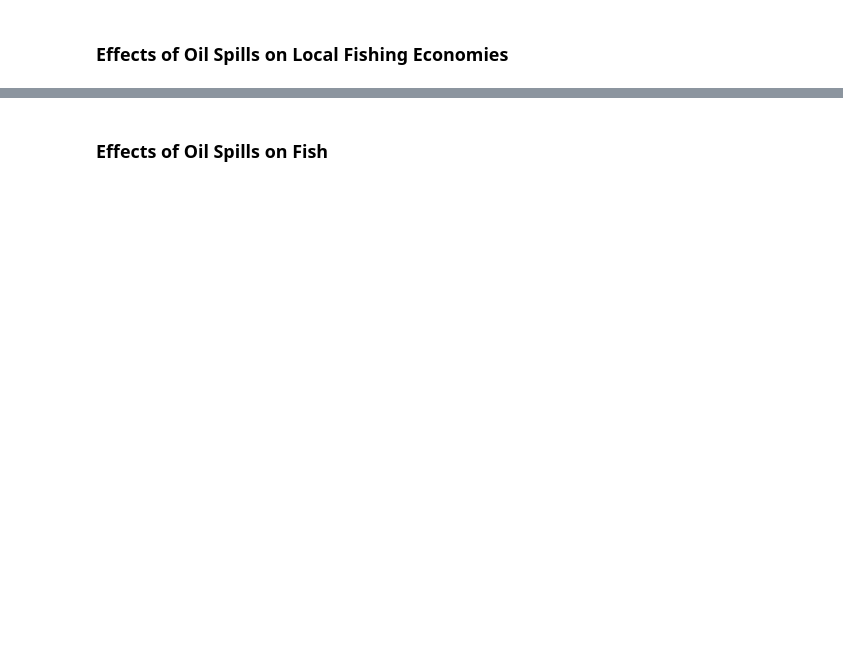
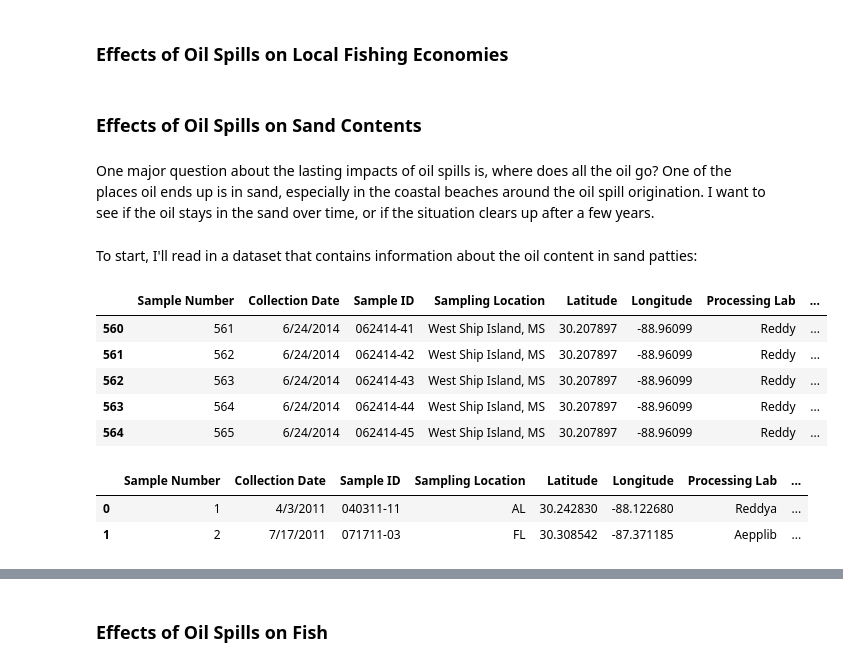
Before and after one commit to gbugieda/final-367-datascience, a Jupyter notebook: Final.ipynb, the cells around one changed output, grey strips where cells are left out. Saved outputs shown, nothing was run; the diff lists cells and outputs as text; code cells hidden in the pictures; blank space fills up the shorter version.

```diff
--- a/Final.ipynb
+++ b/Final.ipynb
@@ -169,2 +177,29 @@ Together, between the sites that contained oil or didn't, the total percent of b
 # %% [markdown]
 ### **Effects of Oil Spills on Local Fishing Economies**
+# %% [markdown]
+### **Effects of Oil Spills on Sand Contents**
+# %% [markdown]
+One major question about the lasting impacts of oil spills is, where does all the oil go?  One of the places oil ends up is in sand, especially in the coastal beaches around the oil spill origination.  I want to see if the oil stays in the sand over time, or if the situation clears up after a few years.
+# %% [markdown]
+To start, I'll read in a dataset that contains information about the oil content in sand patties:
+# %%
+oil_sand_df = pd.read_excel('data/oil-sand.xlsx',sheet_name="data")
+## need to drop last 4 rows due to non-data information attached by source
+oil_sand_df.drop(oil_sand_df.tail(4).index,inplace = True) ## dropping last 4 rows
+oil_sand_df.tail()
+# %% [output]
+|  | Sample Number | Collection Date | Sample ID | Sampling Location | Latitude | Longitude | Processing Lab | ... |
+| 560 | 561 | 6/24/2014 | 062414-41 | West Ship Island, MS | 30.207897 | -88.96099 | Reddy | ... |
+| 561 | 562 | 6/24/2014 | 062414-42 | West Ship Island, MS | 30.207897 | -88.96099 | Reddy | ... |
+| 562 | 563 | 6/24/2014 | 062414-43 | West Ship Island, MS | 30.207897 | -88.96099 | Reddy | ... |
+| 563 | 564 | 6/24/2014 | 062414-44 | West Ship Island, MS | 30.207897 | -88.96099 | Reddy | ... |
+| 564 | 565 | 6/24/2014 | 062414-45 | West Ship Island, MS | 30.207897 | -88.96099 | Reddy | ... |
+# %%
+#change location to just state name and let's plot the oil content over time
+oil_areas_df = oil_sand_df
+oil_areas_df['Sampling Location'] = oil_sand_df['Sampling Location'].apply(lambda x: x.split(',')[1].strip())
+oil_areas_df.head(2)
+# %% [output]
+|  | Sample Number | Collection Date | Sample ID | Sampling Location | Latitude | Longitude | Processing Lab | ... |
+| 0 | 1 | 4/3/2011 | 040311-11 | AL | 30.242830 | -88.122680 | Reddya | ... |
+| 1 | 2 | 7/17/2011 | 071711-03 | FL | 30.308542 | -87.371185 | Aepplib | ... |
```
Also changed, not shown: parts of 12 cells of this notebook, 1 other file.
